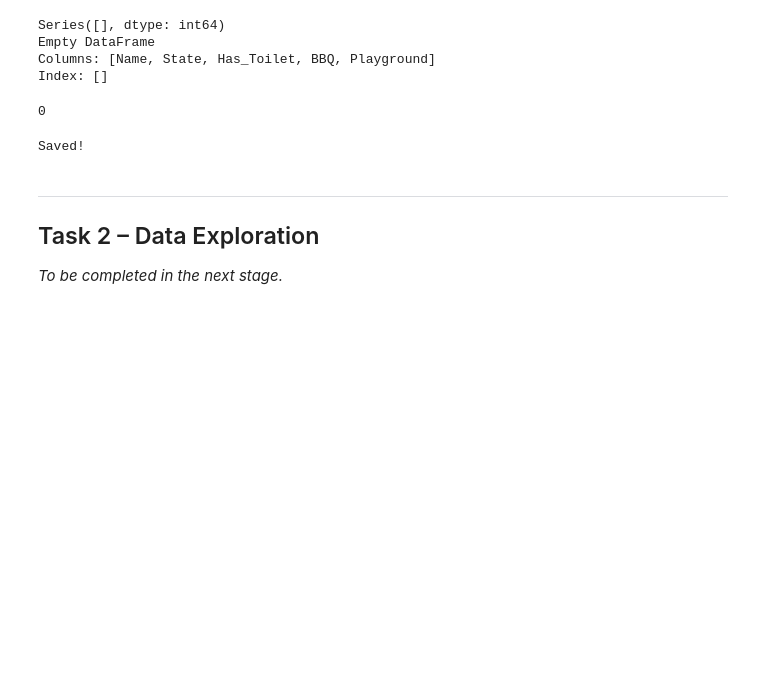
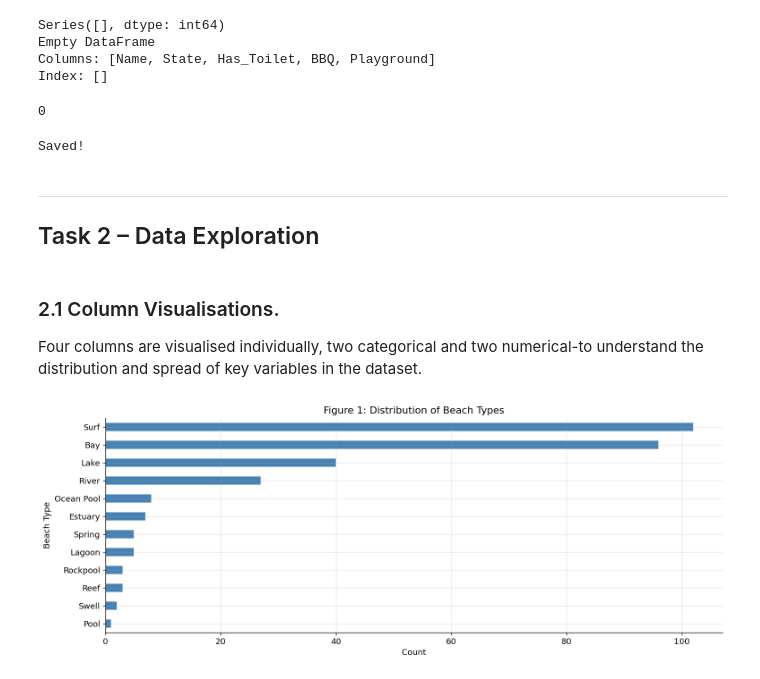
Before and after one commit to Bikram2051/Bikram2051-COS60008-Assignment, a Jupyter notebook: COS60008_assignment_105974087.ipynb, the cells around one changed output. Cells and saved outputs as stored; diff of their text form; code cells hidden in the pictures; blank space fills up the shorter version.

Commit message:
Column Visualisations

```diff
--- a/COS60008_assignment_105974087.ipynb
+++ b/COS60008_assignment_105974087.ipynb
@@ -634,4 +633,20 @@ Saved!
 # %% [markdown]
 ---
 ## Task 2 – Data Exploration
-*To be completed in the next stage.*
+# %% [markdown]
+### 2.1 Column Visualisations.
+Four columns are visualised individually, two categorical and two numerical-to
+understand the distribution and spread of key variables in the dataset.
+# %%
+# Beach_Type,  horizontal bar chart chosen due to 12 categories; labels read easier.
+bt_counts = df_main['Beach_Type'].value_counts().sort_values(ascending=False)
+
+fig, ax = plt.subplots(figsize=(13, 5))
+bt_counts.sort_values().plot.barh(ax=ax, color='steelblue', edgecolor='white')
+ax.set_xlabel('Count')
+ax.set_ylabel('Beach Type')
+ax.set_title('Figure 1: Distribution of Beach Types')
+plt.tight_layout()
+plt.show()
+# %% [output]
+[figure, added]
```
Also changed, not shown: parts of 5 cells of this notebook.
